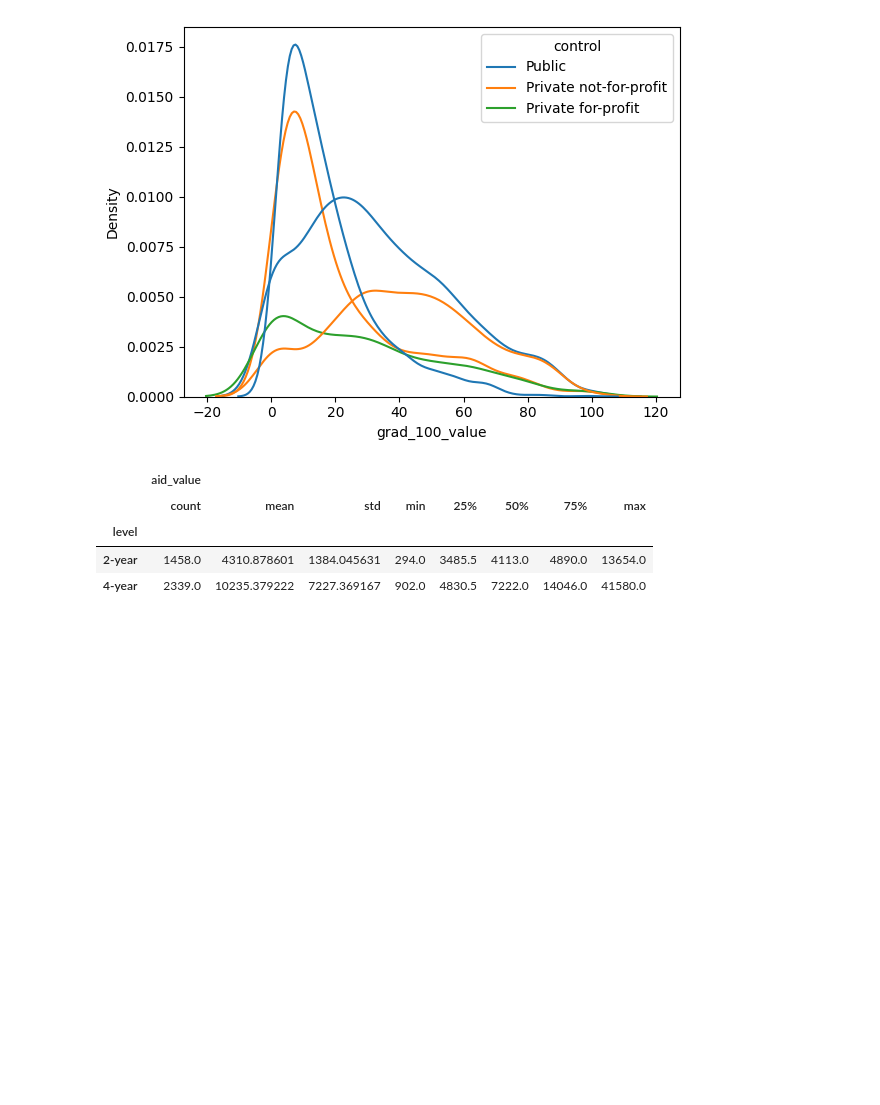
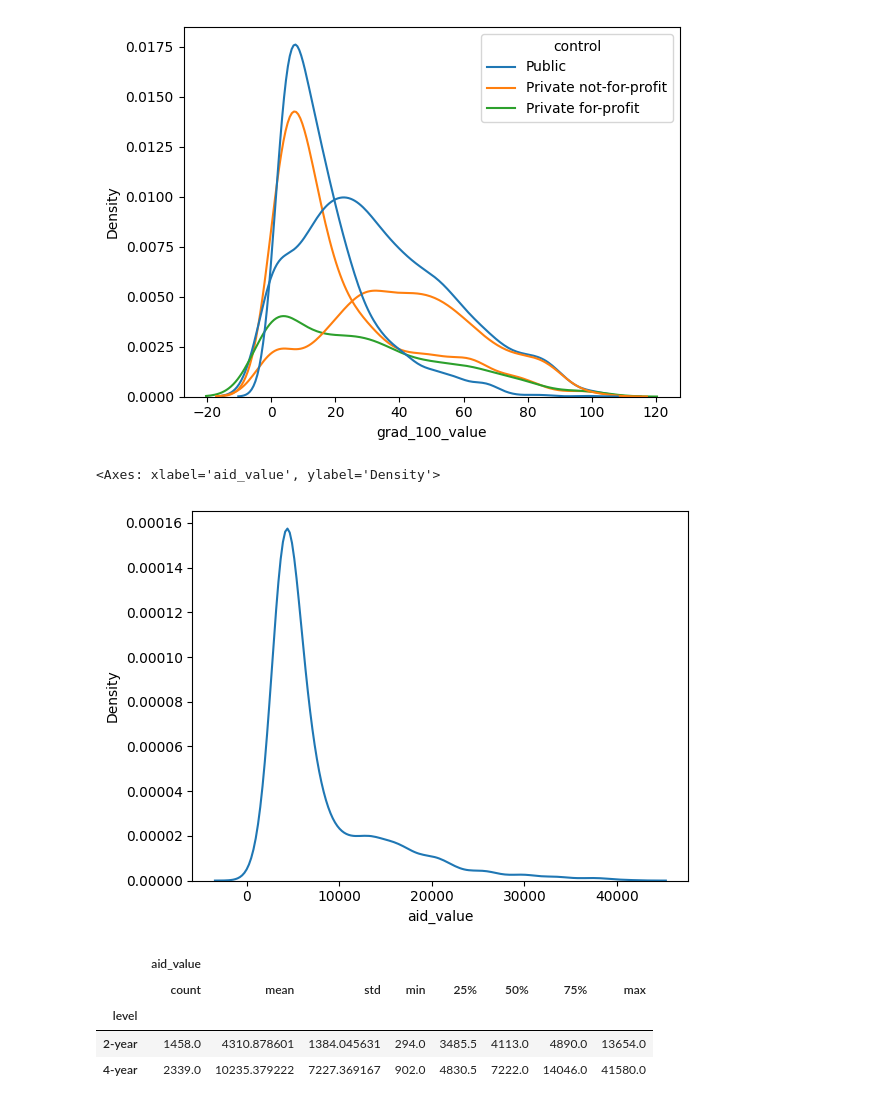
Before and after one commit to ToriStoner/assignment2, a Jupyter notebook: assignment2.ipynb, the cells around one changed output. Saved outputs shown, nothing was run; the diff lists cells and outputs as text; code cells hidden in the pictures; blank space fills up the shorter version.

```diff
--- a/assignment2.ipynb
+++ b/assignment2.ipynb
@@ -227,6 +278,13 @@ sns.kdeplot(data=df, x=var1, hue=cat2)
 # %% [output]
 <Axes: xlabel='grad_100_value', ylabel='Density'>
 [figure]
+# %%
+#7
+var='aid_value'
+sns.kdeplot(df[var])
+# %% [output]
+<Axes: xlabel='aid_value', ylabel='Density'>
+[figure, added]
 # %%
 #7
 var1 = 'aid_value'
```
Also changed, not shown: parts of 11 cells of this notebook.
